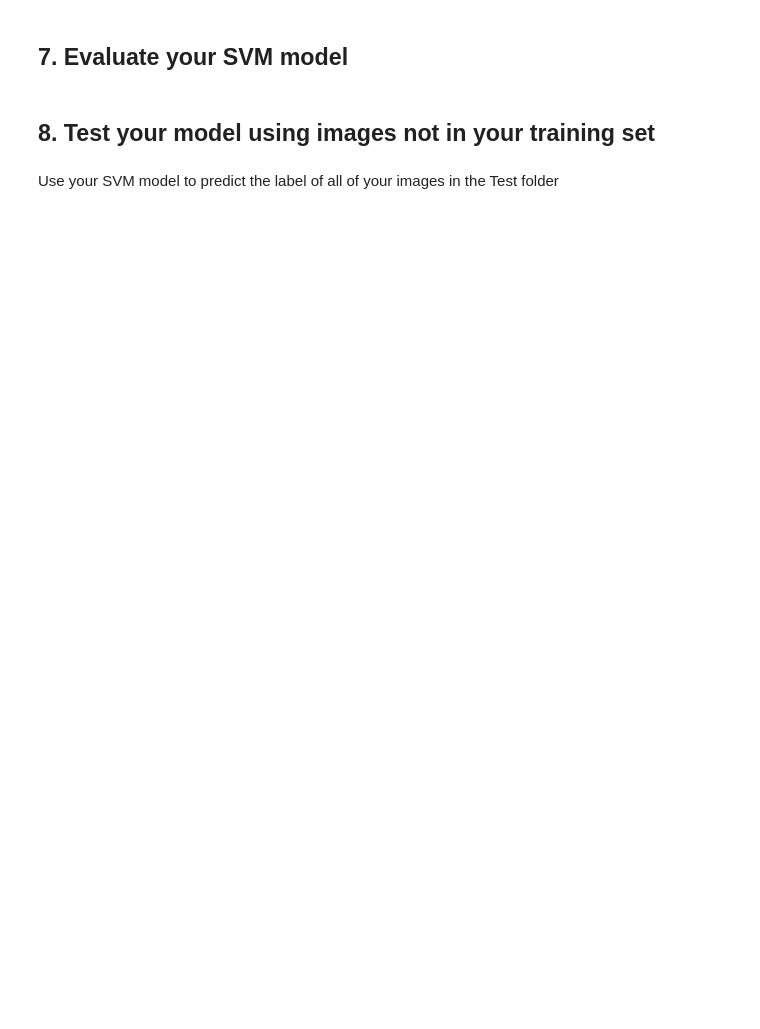
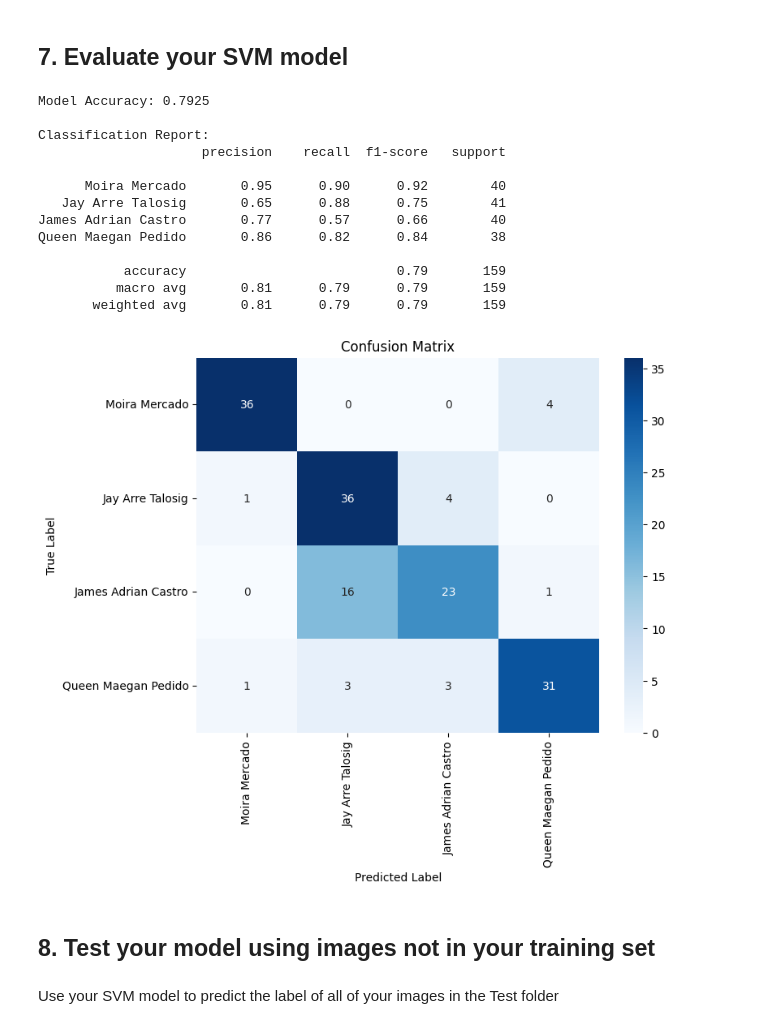
Before and after one commit to flexycode/CCMACLRL_EXERCISES_COM231ML, a Jupyter notebook: Lab/Lab-Exercise-5/Exercise5.ipynb, the cells around one changed output. Drawn from its saved outputs; the diff is of its cells as text; code cells hidden in the pictures; blank space fills up the shorter version.

```diff
--- a/Lab/Lab-Exercise-5/Exercise5.ipynb
+++ b/Lab/Lab-Exercise-5/Exercise5.ipynb
@@ -70,0 +220,16 @@ drive.mount('/content/drive')
+# %%
+def train_svm_model(X_train, y_train):
+    # Create SVM classifier
+    svm_classifier = svm.SVC(
+        kernel='linear',  # You can try 'rbf', 'poly' for better results
+        C=1.0,            # Regularization parameter
+        random_state=42,
+        probability=True  # Enable probability estimates
+    )
+
+    # Train the model
+    print("Training SVM model...")
+    svm_classifier.fit(X_train, y_train)
+    print("Training completed!")
+
+    return svm_classifier
@@ -75,3 +245,47 @@ drive.mount('/content/drive')
+# %%
+def evaluate_model(model, X_test, y_test, label_map):
+    # Make predictions
+    y_pred = model.predict(X_test)
+
+    # Calculate accuracy
+    accuracy = accuracy_score(y_test, y_pred)
+    print(f"Model Accuracy: {accuracy:.4f}")
+
+    # Classification report
+    reverse_label_map = {v: k for k, v in label_map.items()}
+    target_names = [reverse_label_map[i] for i in range(len(label_map))]
+
+    print("\nClassification Report:")
+    print(classification_report(y_test, y_pred, target_names=target_names))
+
+    # Confusion matrix
+    cm = confusion_matrix(y_test, y_pred)
+    plt.figure(figsize=(8, 6))
+    sns.heatmap(cm, annot=True, fmt='d', cmap='Blues',
+                xticklabels=target_names, yticklabels=target_names)
+    plt.title('Confusion Matrix')
+    plt.ylabel('True Label')
+    plt.xlabel('Predicted Label')
+    plt.show()
+
+    return accuracy
+
+accuracy = evaluate_model(svm_model, X_test, y_test, label_map)
+# %% [output]
+Model Accuracy: 0.7925
+
+Classification Report:
+                     precision    recall  f1-score   support
+
+      Moira Mercado       0.95      0.90      0.92        40
+   Jay Arre Talosig       0.65      0.88      0.75        41
+James Adrian Castro       0.77      0.57      0.66        40
+Queen Maegan Pedido       0.86      0.82      0.84        38
+
+           accuracy                           0.79       159
+          macro avg       0.81      0.79      0.79       159
+       weighted avg       0.81      0.79      0.79       159
+[figure, added]
 # %% [markdown]
 ## 8. Test your model using images not in your training set
 # %% [markdown]
```
Also changed, not shown: parts of 29 cells of this notebook.
